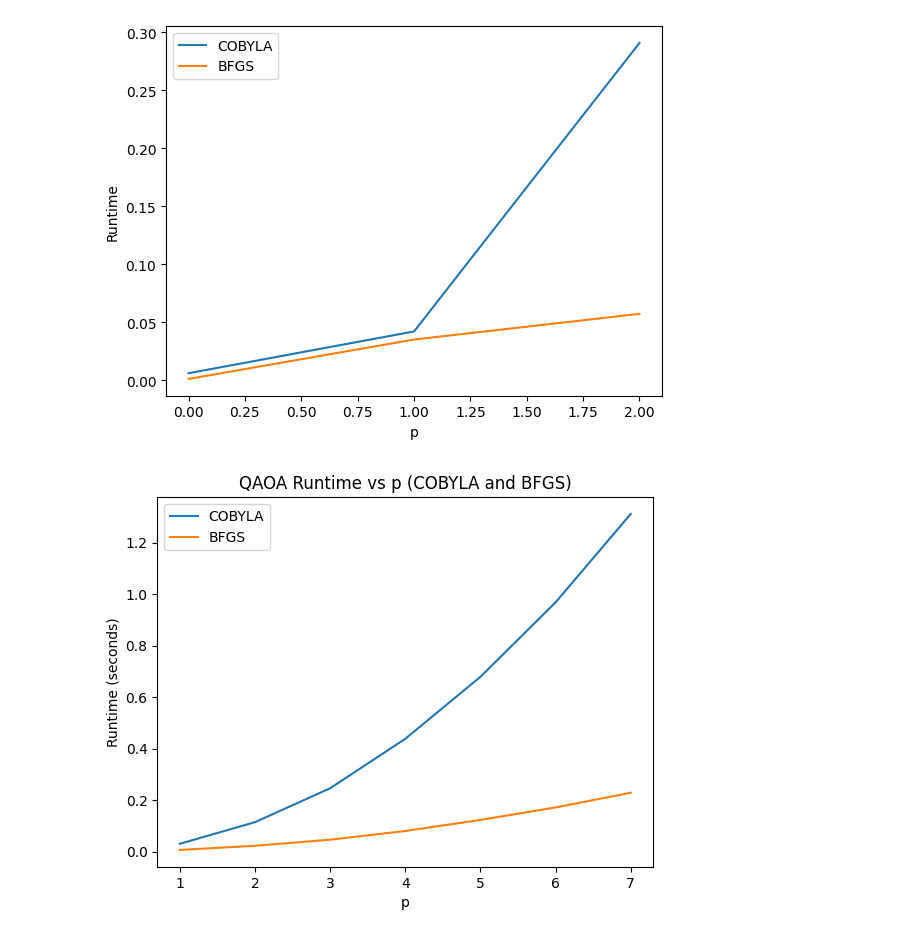
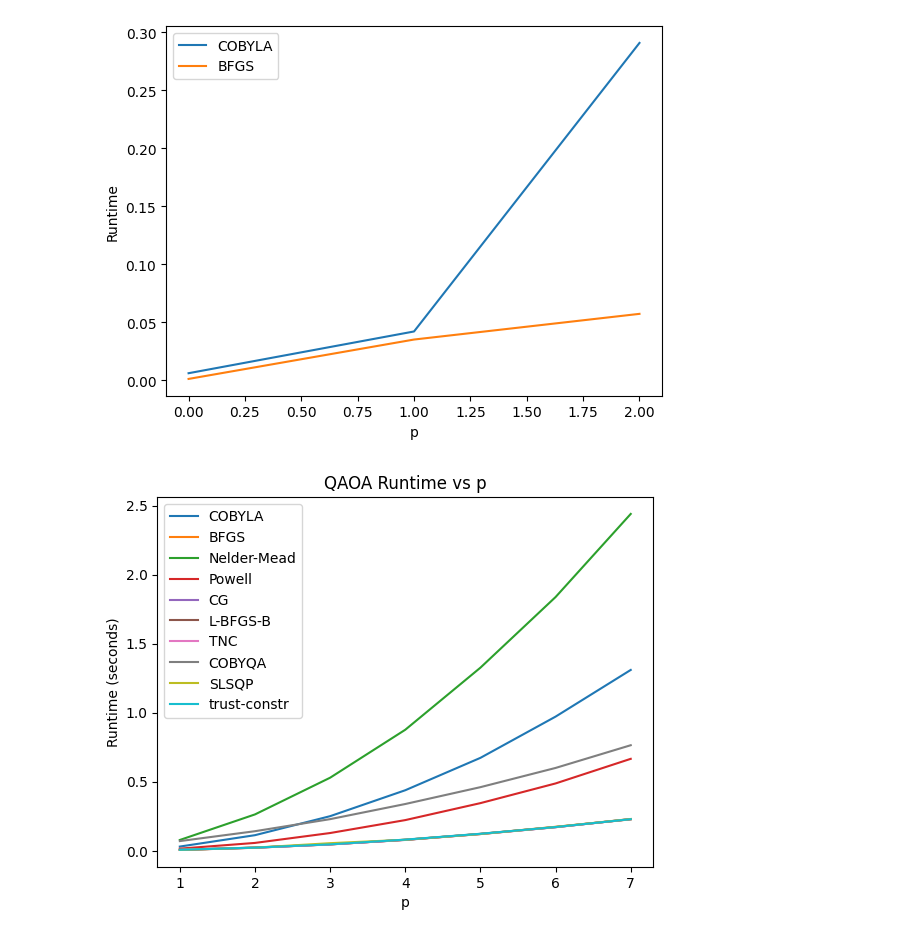
Before and after one commit to nkohen/QOKit, a Jupyter notebook: grips/classical_optimizer.ipynb, the cells around one changed output. Saved outputs shown, nothing was run; the diff lists cells and outputs as text; code cells hidden in the pictures.

Commit message:
I made the number of methods increase for a rich comparison.

```diff
--- a/grips/classical_optimizer.ipynb
+++ b/grips/classical_optimizer.ipynb
@@ -75,32 +75,84 @@ ising_model = np.array([]) は、空の NumPy 配列を作成しています。
 これは、Ising モデルの項を格納するためのプレースホルダーとして使用されています。
 実際には、Ising モデルの具体的な項（スピン相互作用と外部磁場の項など）を格納する
 ための配列を定義する必要があります。
 '''
 optimizer_method1 = "COBYLA"
 optimizer_method2 = "BFGS"
+optimizer_method3 = "Nelder-Mead"
+optimizer_method4 = "Powell"
+optimizer_method5 = "CG"
+#optimizer_method6 = "Newton-CG"
+optimizer_method7 = "L-BFGS-B"
+optimizer_method8 = "TNC"
+optimizer_method9 = "COBYQA"
+optimizer_method10 = "SLSQP"
+optimizer_method11 = "trust-constr"
+#optimizer_method12 = "dogleg"
+#optimizer_method13 = "trust-ncg"
+#optimizer_method14 = "trust-exact"
+#optimizer_method15 = "trust-krylov"
 #optimizer_options = {"rhobeg": 0.01 / N}
 mixer = "x"
 
 # Initialize gamma and beta with some values
 p_values = []
 for p in range(1,p_max+1):
     p_values.append(p)
 runtimes1 = []
 runtimes2 = []
+runtimes3 = []
+runtimes4 = []
+runtimes5 = []
+#runtimes6 = []
+runtimes7 = []
+runtimes8 = []
+runtimes9 = []
+runtimes10 = []
+runtimes11 = []
+#runtimes12 = []
+#runtimes13 = []
+#runtimes14 = []
+#runtimes15 = []
 
 for p in p_values:
     init_gamma = np.random.rand(p)
     init_beta = np.random.rand(p)
     runtimes1.append(QAOA_run(ising_model, N, p, init_gamma, init_beta, optimizer_method1)["runtime"])
     runtimes2.append(QAOA_run(ising_model, N, p, init_gamma, init_beta, optimizer_method2)["runtime"])
+    runtimes3.append(QAOA_run(ising_model, N, p, init_gamma, init_beta, optimizer_method3)["runtime"])
+    runtimes4.append(QAOA_run(ising_model, N, p, init_gamma, init_beta, optimizer_method4)["runtime"])
+    runtimes5.append(QAOA_run(ising_model, N, p, init_gamma, init_beta, optimizer_method5)["runtime"])
+    #runtimes6.append(QAOA_run(ising_model, N, p, init_gamma, init_beta, optimizer_method6)["runtime"])
+    runtimes7.append(QAOA_run(ising_model, N, p, init_gamma, init_beta, optimizer_method7)["runtime"])
+    runtimes8.append(QAOA_run(ising_model, N, p, init_gamma, init_beta, optimizer_method8)["runtime"])
+    runtimes9.append(QAOA_run(ising_model, N, p, init_gamma, init_beta, optimizer_method9)["runtime"])
+    runtimes10.append(QAOA_run(ising_model, N, p, init_gamma, init_beta, optimizer_method10)["runtime"])
+    runtimes11.append(QAOA_run(ising_model, N, p, init_gamma, init_beta, optimizer_method11)["runtime"])
+    #runtimes12.append(QAOA_run(ising_model, N, p, init_gamma, init_beta, optimizer_method12)["runtime"])
+    #runtimes13.append(QAOA_run(ising_model, N, p, init_gamma, init_beta, optimizer_method13)["runtime"])
+    #runtimes14.append(QAOA_run(ising_model, N, p, init_gamma, init_beta, optimizer_method14)["runtime"])
+    #runtimes15.append(QAOA_run(ising_model, N, p, init_gamma, init_beta, optimizer_method15)["runtime"])
 
 # Plotting p vs runtime
 plt.plot(p_values, runtimes1, label="COBYLA")
 plt.plot(p_values, runtimes2, label="BFGS")
+plt.plot(p_values, runtimes3, label="Nelder-Mead")
+plt.plot(p_values, runtimes4, label="Powell")
+plt.plot(p_values, runtimes5, label="CG")
+#plt.plot(p_values, runtimes6, label="Newton-CG")
+plt.plot(p_values, runtimes7, label="L-BFGS-B")
+plt.plot(p_values, runtimes8, label="TNC")
+plt.plot(p_values, runtimes9, label="COBYQA")
+plt.plot(p_values, runtimes10, label="SLSQP")
+plt.plot(p_values, runtimes11, label="trust-constr")
+#plt.plot(p_values, runtimes12, label="dogleg")
+#plt.plot(p_values, runtimes13, label="trust-ncg")
+#plt.plot(p_values, runtimes14, label="trust-exact")
+#plt.plot(p_values, runtimes15, label="trust-krylov")
 plt.xlabel('p')
 plt.ylabel('Runtime (seconds)')
-plt.title('QAOA Runtime vs p (COBYLA and BFGS)')
+plt.title('QAOA Runtime vs p')
 plt.legend()
 plt.show()
 # %% [output]
-[figure, old version]
+[figure, new version]
```
Also changed, not shown: parts of 4 cells of this notebook.
